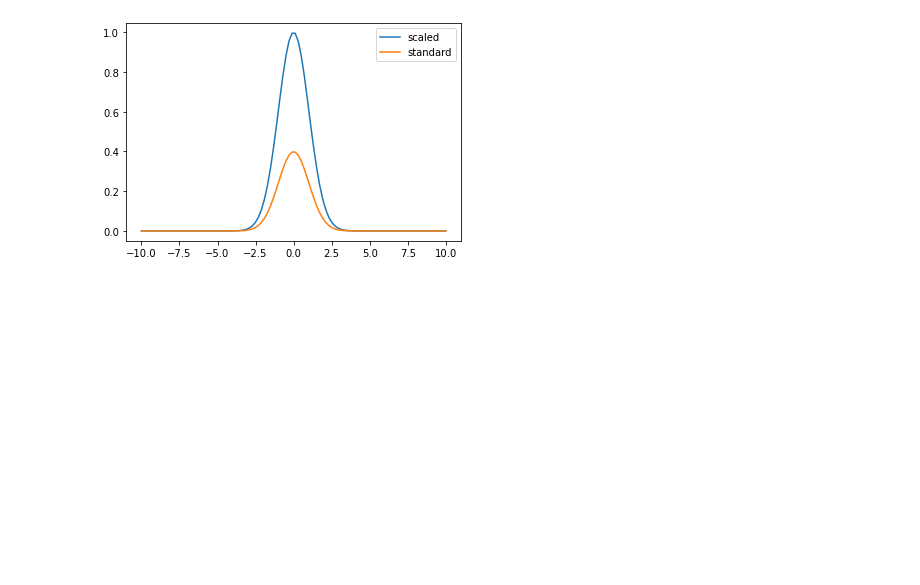
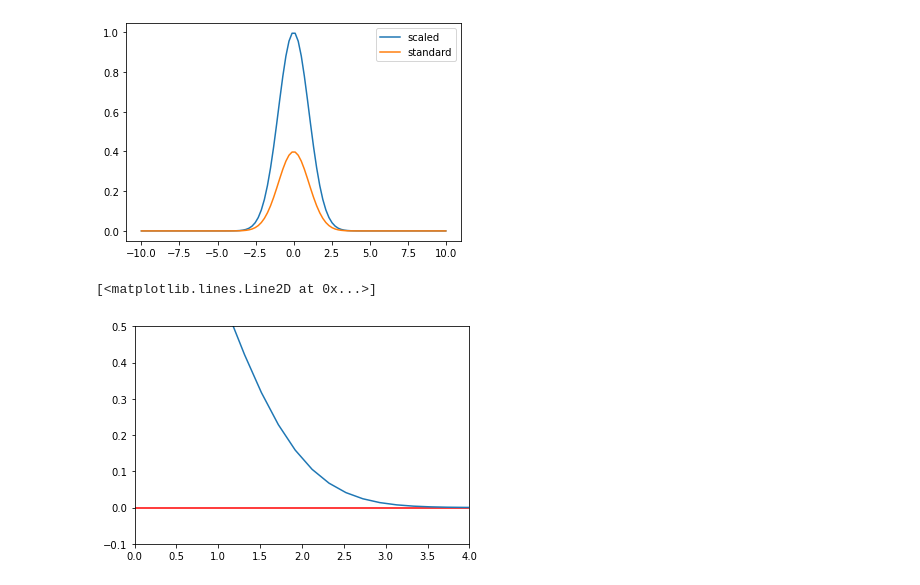
Before and after one commit to Peperoni-quatro-pizza/craft_seongtaek, a Jupyter notebook: Gaussian.ipynb, the cells around one changed output. Drawn from its saved outputs; the diff is of its cells as text; code cells hidden in the pictures; blank space fills up the shorter version.

```diff
--- a/Gaussian.ipynb
+++ b/Gaussian.ipynb
@@ -15,5 +15,13 @@ plt.legend()
 # %% [output]
 <matplotlib.legend.Legend at 0x...>
 [figure]
+# %%
+plt.xlim(0,4)
+plt.ylim(-0.1, 0.5)
+plt.axhline(color = 'red')
+plt.plot(x,scaled_y , label = 'scaled')
+# %% [output]
+[<matplotlib.lines.Line2D at 0x...>]
+[figure, added]
 # %%
 import cv2
```
Also changed, not shown: parts of 4 cells of this notebook.
